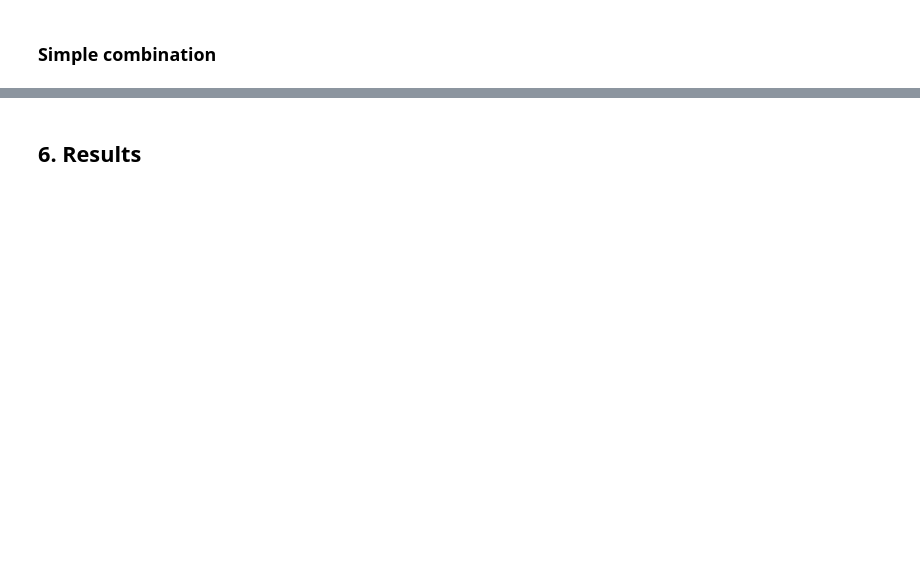
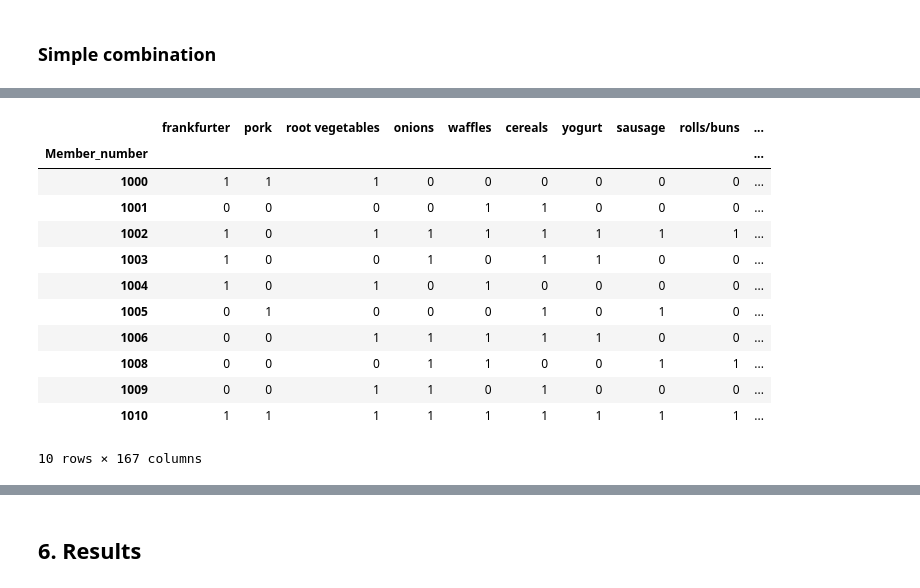
Before and after one commit to ZuxingGit/MBD_assign3, a Jupyter notebook: code/integrated_code_3.ipynb, the cells around one changed output, grey strips where cells are left out. Drawn from its saved outputs; the diff is of its cells as text; code cells hidden in the pictures; blank space fills up the shorter version.

```diff
--- a/code/integrated_code_3.ipynb
+++ b/code/integrated_code_3.ipynb
@@ -342,0 +529,23 @@ def combine_recommendations(predicted_items, uv_top5):
+# %%
+import random
+
+# get initial population for genetic algorithm
+def get_initial_chromosome(array_transactions):
+    chromosome = [random.choice([0, 1]) for _ in range(array_transactions.shape[0] * array_transactions.shape[1])]
+    # iterate over array_transactions and set value=1 items to 0
+    for i in range(array_transactions.shape[0]):
+        for j in range(array_transactions.shape[1]):
+            # if the item is bought, set it to 0, do not recommend it
+            if array_transactions[i, j] > 0:
+                chromosome[i * array_transactions.shape[1] + j] = 0
+    # print(chromosome)
+    return chromosome
+# %%
+# define the fitness function, sum the total interest of recommended items of all users
+def fitness(recommendations, array_transactions):
+    fitness = 0
+    for (user_idx, good_idx), interest in recommendations.items():
+        # only consider goods that the user has not bought
+        if array_transactions[user_idx, good_idx] == 0:
+            fitness += interest
+    return fitness
@@ -342,0 +612,27 @@ def combine_recommendations(predicted_items, uv_top5):
+# %%
+# take the first 10 members to generate recommendations
+new_df = new_df.head(10)
+numpy_array = new_df.to_numpy()
+# %%
+top_population = genetic_algorithm(numpy_array, 100, 10, 0.5)
+# %%
+
+# Get the best recommendation with the highest fitness
+best_recommendation = top_population[-1]
+# put the recommendation into a DataFrame
+recommendations = pd.DataFrame(np.array(best_recommendation).reshape(new_df.shape), columns=new_df.columns, index=new_df.index)
+recommendations
+# %% [output]
+|  | frankfurter | pork | root vegetables | onions | waffles | cereals | yogurt | sausage | rolls/buns | ... |
+| Member_number |  |  |  |  |  |  |  |  |  | ... |
+| 1000 | 1 | 1 | 1 | 0 | 0 | 0 | 0 | 0 | 0 | ... |
+| 1001 | 0 | 0 | 0 | 0 | 1 | 1 | 0 | 0 | 0 | ... |
+| 1002 | 1 | 0 | 1 | 1 | 1 | 1 | 1 | 1 | 1 | ... |
+| 1003 | 1 | 0 | 0 | 1 | 0 | 1 | 1 | 0 | 0 | ... |
+| 1004 | 1 | 0 | 1 | 0 | 1 | 0 | 0 | 0 | 0 | ... |
+| 1005 | 0 | 1 | 0 | 0 | 0 | 1 | 0 | 1 | 0 | ... |
+| 1006 | 0 | 0 | 1 | 1 | 1 | 1 | 1 | 0 | 0 | ... |
+| 1008 | 0 | 0 | 0 | 1 | 1 | 0 | 0 | 1 | 1 | ... |
+| 1009 | 0 | 0 | 1 | 1 | 0 | 1 | 0 | 0 | 0 | ... |
+| 1010 | 1 | 1 | 1 | 1 | 1 | 1 | 1 | 1 | 1 | ... |
+10 rows × 167 columns
```
Also changed, not shown: parts of 38 cells of this notebook.
